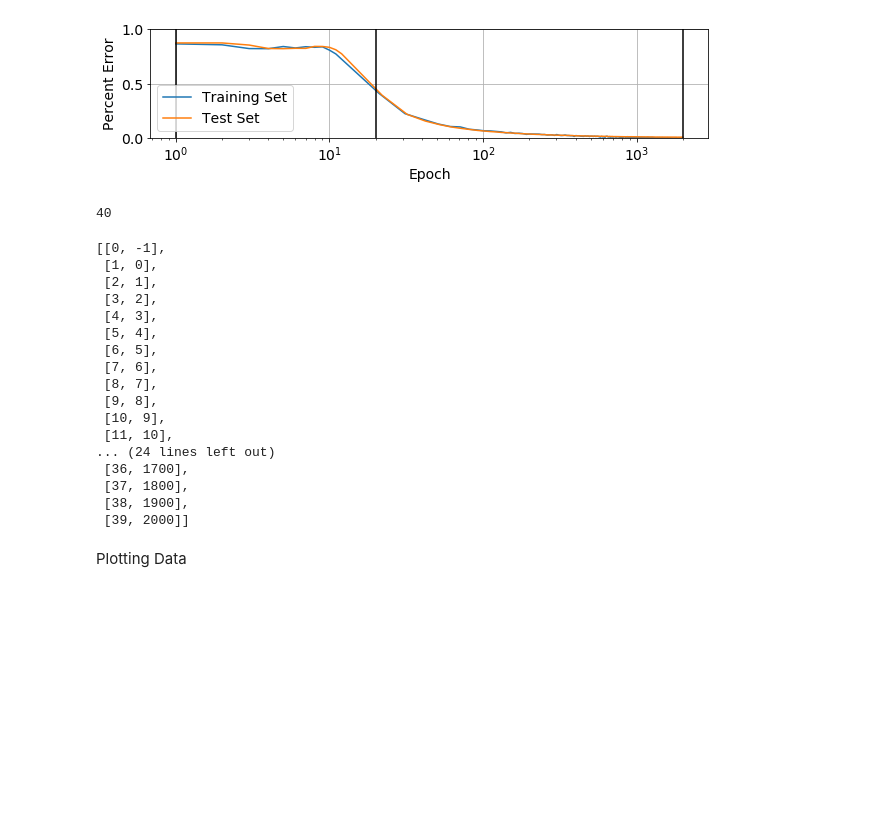
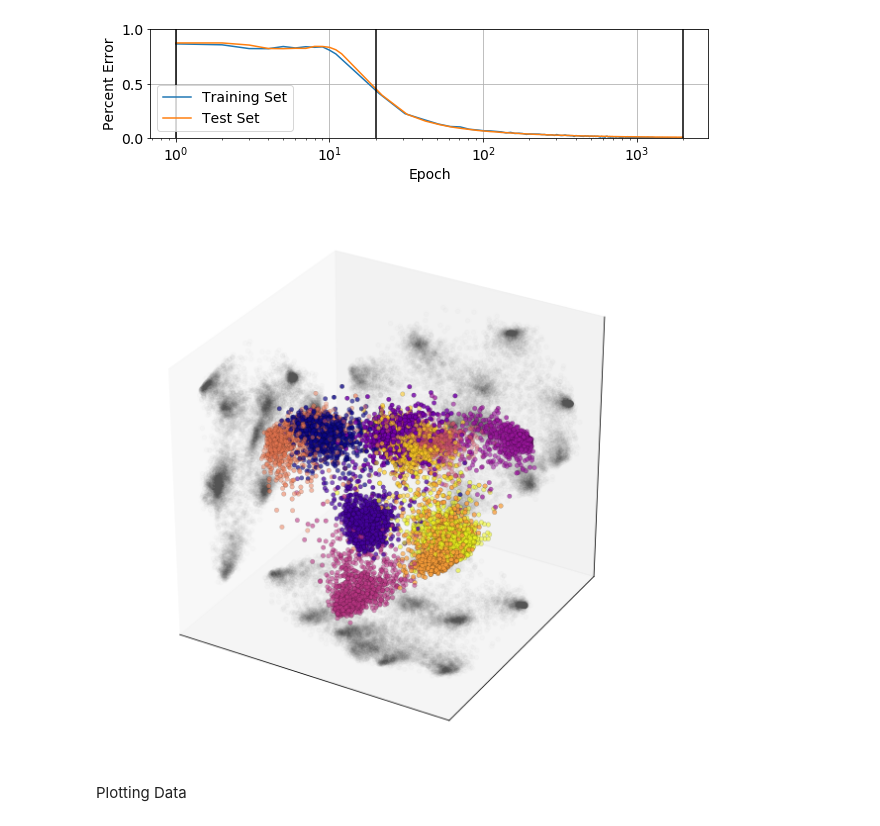
Before and after one commit to katnquinn/Playing_WithTensorFlow, a Jupyter notebook: MNIST Tensor Flow.ipynb, the cells around one changed output. Drawn from its saved outputs; the diff is of its cells as text; code cells hidden in the pictures; blank space fills up the shorter version.

```diff
--- a/MNIST Tensor Flow.ipynb
+++ b/MNIST Tensor Flow.ipynb
@@ -193,0 +195,4 @@ len(allProbs)
+# %%
+allProj = openThing('allProj.pckl')
+# %%
+labels = openThing('labels.pckl')
@@ -237,27 +292,47 @@ for i in range(2001):
-# %%
-len(counts)
-# %% [output]
-40
-# %%
-counts
-# %% [output]
-[[0, -1],
- [1, 0],
- [2, 1],
- [3, 2],
- [4, 3],
- [5, 4],
- [6, 5],
- [7, 6],
- [8, 7],
- [9, 8],
- [10, 9],
- [11, 10],
-... (24 lines left out)
- [36, 1700],
- [37, 1800],
- [38, 1900],
- [39, 2000]]
+# %%
+proj = allProj[-1]
+
+px = proj[:,2]
+py = proj[:,1]
+pz = proj[:,0]
+
+fig = plt.figure(figsize = (10,10))
+
+ax = fig.gca(projection='3d')
+
+ax.patch.set_alpha(0)
+
+Xdist = px.max() - px.min()
+Xcntr = (px.max() + px.min())/2.0
+Ydist = py.max() - py.min()
+Ycntr = (py.max() + py.min())/2.0
+Zdist = pz.max() - pz.min()
+Zcntr = (pz.max() + pz.min())/2.0
+
+dist = 0.55*max(Xdist,Ydist,Zdist)
+
+ax.scatter(px, py, pz, c = labels, edgecolor='black', linewidth=0.2, cmap='plasma')
+
+
+ax.set_xlim([Xcntr - dist, Xcntr + dist])
+ax.set_ylim([Ycntr - dist, Ycntr + dist])
+ax.set_zlim([Zcntr - dist, Zcntr + dist])
+
+ax.set_xticks([])
+ax.set_yticks([])
+ax.set_zticks([])
+
+ax.scatter(px,py,[Zcntr - dist for p in pz],c='black',alpha=0.01)
+ax.scatter(px,[Ycntr + dist for p in py],pz,c='black',alpha=0.01)
+ax.scatter([Xcntr - dist for p in px],py,pz,c='black',alpha=0.01)
+
+if True:
+    plt.show()
+else:
+    plt.savefig(savefig+str(idx)+'.png')
+    plt.close()
+# %% [output]
+[figure, added]
 # %% [markdown]
 Plotting Data
 # %%
```
Also changed, not shown: parts of 9 cells of this notebook, 41 other files.
